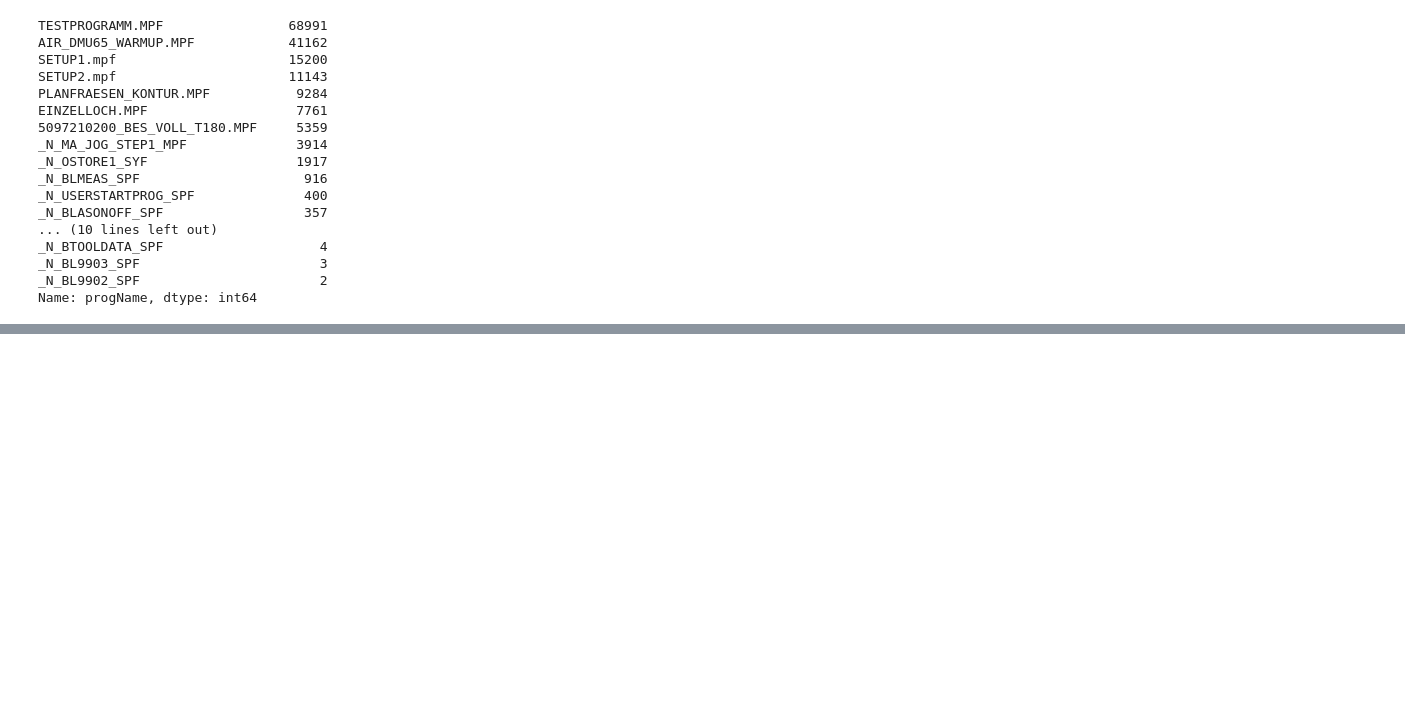
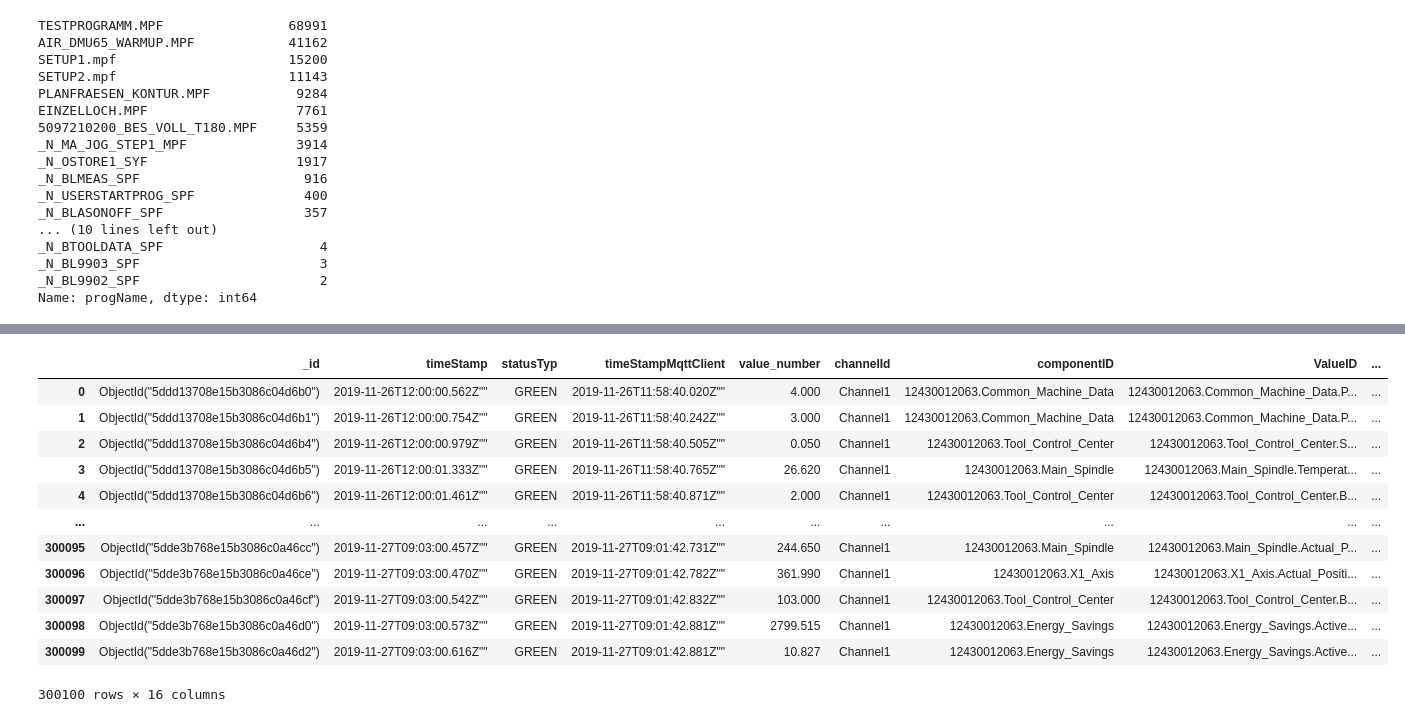
Before and after one commit to Xavubil/master_project_machine_learning, a Jupyter notebook: data_exploration/01-file_parsing.ipynb, the cells around one changed output, grey strips where cells are left out. Saved outputs shown, nothing was run; the diff lists cells and outputs as text; code cells hidden in the pictures; blank space fills up the shorter version.

Commit message:
expand data exploration

```diff
--- a/data_exploration/01-file_parsing.ipynb
+++ b/data_exploration/01-file_parsing.ipynb
@@ -522,0 +553,18 @@ Name: progName, dtype: int64
+# %%
+df_valuesCSV = pd.read_csv("values_values20191126.csv")
+# %%
+df_valuesCSV.head(-1)
+# %% [output]
+|  | _id | timeStamp | statusTyp | timeStampMqttClient | value_number | channelId | componentID | ValueID | ... |
+| 0 | ObjectId("5ddd13708e15b3086c04d6b0") | 2019-11-26T12:00:00.562Z"" | GREEN | 2019-11-26T11:58:40.020Z"" | 4.000 | Channel1 | 12430012063.Common_Machine_Data | 12430012063.Common_Machine_Data.P... | ... |
+| 1 | ObjectId("5ddd13708e15b3086c04d6b1") | 2019-11-26T12:00:00.754Z"" | GREEN | 2019-11-26T11:58:40.242Z"" | 3.000 | Channel1 | 12430012063.Common_Machine_Data | 12430012063.Common_Machine_Data.P... | ... |
+| 2 | ObjectId("5ddd13708e15b3086c04d6b4") | 2019-11-26T12:00:00.979Z"" | GREEN | 2019-11-26T11:58:40.505Z"" | 0.050 | Channel1 | 12430012063.Tool_Control_Center | 12430012063.Tool_Control_Center.S... | ... |
+| 3 | ObjectId("5ddd13708e15b3086c04d6b5") | 2019-11-26T12:00:01.333Z"" | GREEN | 2019-11-26T11:58:40.765Z"" | 26.620 | Channel1 | 12430012063.Main_Spindle | 12430012063.Main_Spindle.Temperat... | ... |
+| 4 | ObjectId("5ddd13708e15b3086c04d6b6") | 2019-11-26T12:00:01.461Z"" | GREEN | 2019-11-26T11:58:40.871Z"" | 2.000 | Channel1 | 12430012063.Tool_Control_Center | 12430012063.Tool_Control_Center.B... | ... |
+| ... | ... | ... | ... | ... | ... | ... | ... | ... | ... |
+| 300095 | ObjectId("5dde3b768e15b3086c0a46cc") | 2019-11-27T09:03:00.457Z"" | GREEN | 2019-11-27T09:01:42.731Z"" | 244.650 | Channel1 | 12430012063.Main_Spindle | 12430012063.Main_Spindle.Actual_P... | ... |
+| 300096 | ObjectId("5dde3b768e15b3086c0a46ce") | 2019-11-27T09:03:00.470Z"" | GREEN | 2019-11-27T09:01:42.782Z"" | 361.990 | Channel1 | 12430012063.X1_Axis | 12430012063.X1_Axis.Actual_Positi... | ... |
+| 300097 | ObjectId("5dde3b768e15b3086c0a46cf") | 2019-11-27T09:03:00.542Z"" | GREEN | 2019-11-27T09:01:42.832Z"" | 103.000 | Channel1 | 12430012063.Tool_Control_Center | 12430012063.Tool_Control_Center.B... | ... |
+| 300098 | ObjectId("5dde3b768e15b3086c0a46d0") | 2019-11-27T09:03:00.573Z"" | GREEN | 2019-11-27T09:01:42.881Z"" | 2799.515 | Channel1 | 12430012063.Energy_Savings | 12430012063.Energy_Savings.Active... | ... |
+| 300099 | ObjectId("5dde3b768e15b3086c0a46d2") | 2019-11-27T09:03:00.616Z"" | GREEN | 2019-11-27T09:01:42.881Z"" | 10.827 | Channel1 | 12430012063.Energy_Savings | 12430012063.Energy_Savings.Active... | ... |
+300100 rows × 16 columns
```
Also changed, not shown: parts of 16 cells of this notebook, 1 other file.
